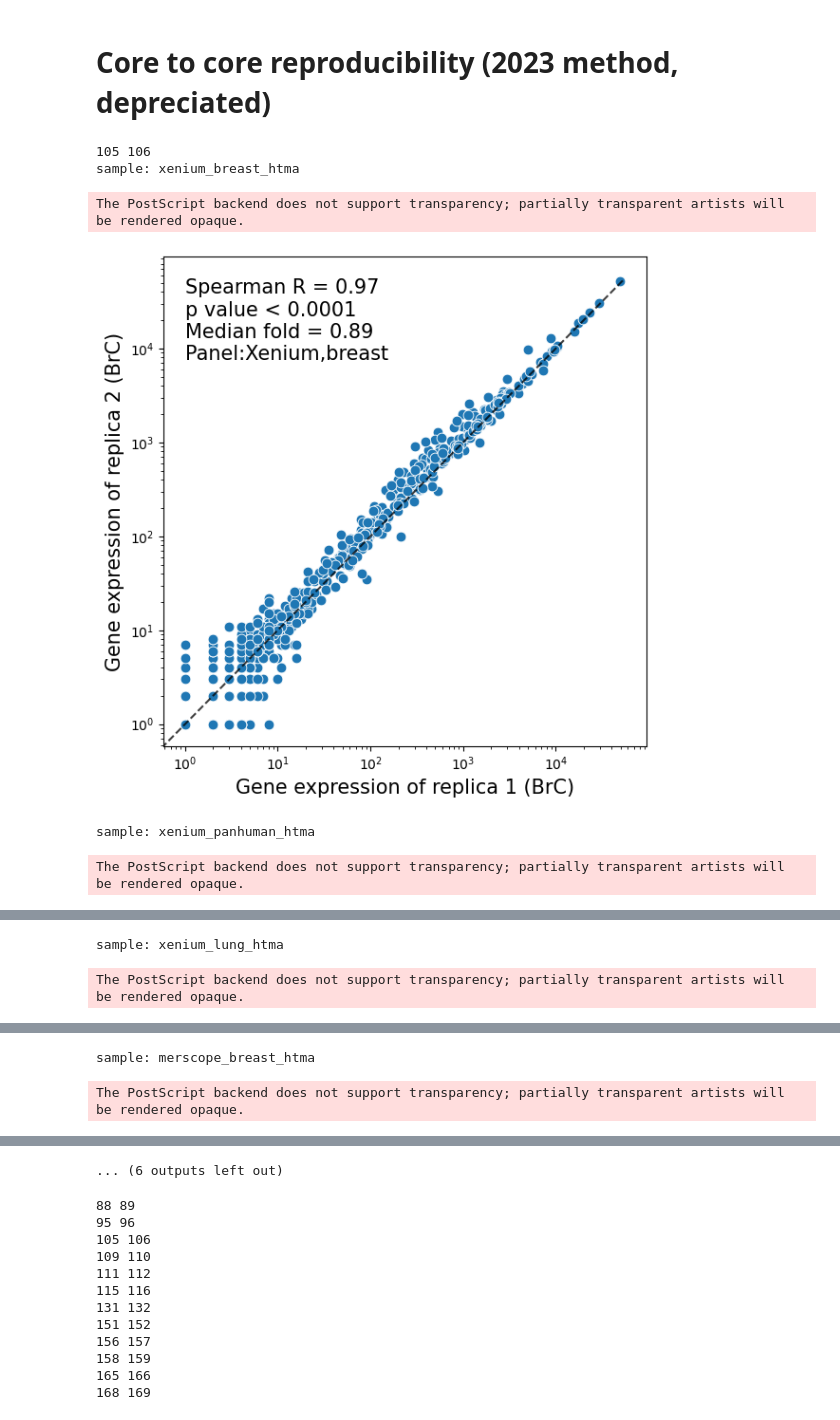
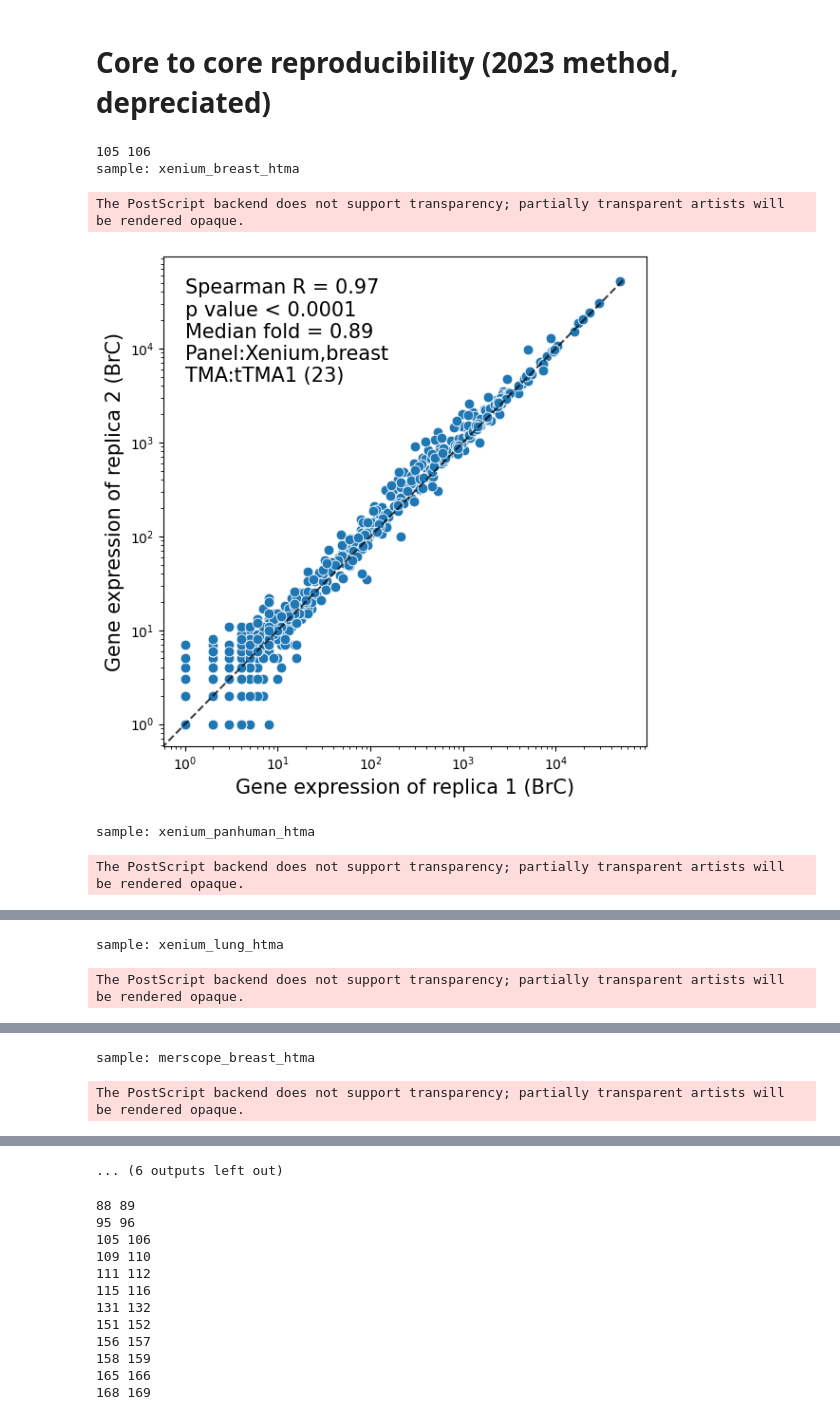
Before and after one commit to broadinstitute/ist_benchmarking, a Jupyter notebook: 03_gene_by_gene_plot.ipynb, the cells around one changed output, grey strips where cells are left out. Cells and saved outputs as stored; diff of their text form; code cells hidden in the pictures.

```diff
--- a/03_gene_by_gene_plot.ipynb
+++ b/03_gene_by_gene_plot.ipynb
@@ -411,34 +409,34 @@ for core_pair in [[105, 106]]:
             df_core_pair['fold'] = df_core_pair.apply(lambda row: round(row[f'Core_{core_1}'] /row[f'Core_{core_2}'], 3), axis=1)
             # df_core_pair = log_transform(df_core_pair, method=Log_transform_method, exclude_cols=['fold', 'core'])
 
             # Scatter plot
             plt.figure(figsize=(6, 6))
             sns.scatterplot(data=df_core_pair, x=f'Core_{core_1}', y=f'Core_{core_2}', s=60)
 
             r, p = sp.stats.spearmanr(df_core_pair[f'Core_{core_1}'], df_core_pair[f'Core_{core_2}'])
             p = '< 0.0001' if p < 0.0001 else round(p, 7)
 
 
             lims1 = [np.min([plt.xlim(), plt.ylim()]), np.max([plt.xlim(), plt.ylim()])]
             lims2 = [np.max([plt.xlim(), plt.ylim()]), np.max([plt.xlim(), plt.ylim()])]
             plt.plot(lims1, lims1, 'k--', alpha=0.75)
             plt.xscale('log')
             plt.yscale('log')
-            plt.text(df_core_pair[f'Core_{core_1}'].min(), lims2[1], f"Spearman R = {round(r,2)}\np value {p}\nMedian fold = {df_core_pair['fold'].median():.2f}\nPanel:{platform_panel}", fontsize=fontsize, verticalalignment='top')
+            plt.text(df_core_pair[f'Core_{core_1}'].min(), lims2[1], f"Spearman R = {round(r,2)}\np value {p}\nMedian fold = {df_core_pair['fold'].median():.2f}\nPanel:{platform_panel}\nTMA:tTMA1 (23)", fontsize=fontsize, verticalalignment='top')
             plt.xlabel(f'Gene expression of replica 1 (BrC)', fontsize=fontsize)
             plt.ylabel(f'Gene expression of replica 2 (BrC)', fontsize=fontsize)
             plt.tight_layout()
             plt.savefig(f'{wd}/figures/Fig_1/supp_1_Core_{core_1}_vs_Core_{core_2}_reproducibility_{platform_panel}.png', bbox_inches='tight', transparent=True )
             plt.savefig(f'{wd}/figures/Fig_1/supp_1_Core_{core_1}_vs_Core_{core_2}_reproducibility_{platform_panel}.eps', bbox_inches='tight', transparent=True)
             plt.show()
 
         rs.append(round(r,3))
         core_ps.append(f'Core {str(core_1).zfill(3)} vs. {str(core_2).zfill(3)}')
         sams.append(sample.upper())
 # %% [output]
 105 106
 sample: xenium_breast_htma
 The PostScript backend does not support transparency; partially transparent artists will be rendered opaque.
-[figure, old version]
+[figure, new version]
 sample: xenium_panhuman_htma
 The PostScript backend does not support transparency; partially transparent artists will be rendered opaque.
```
Also changed, not shown: parts of 6 cells of this notebook.
